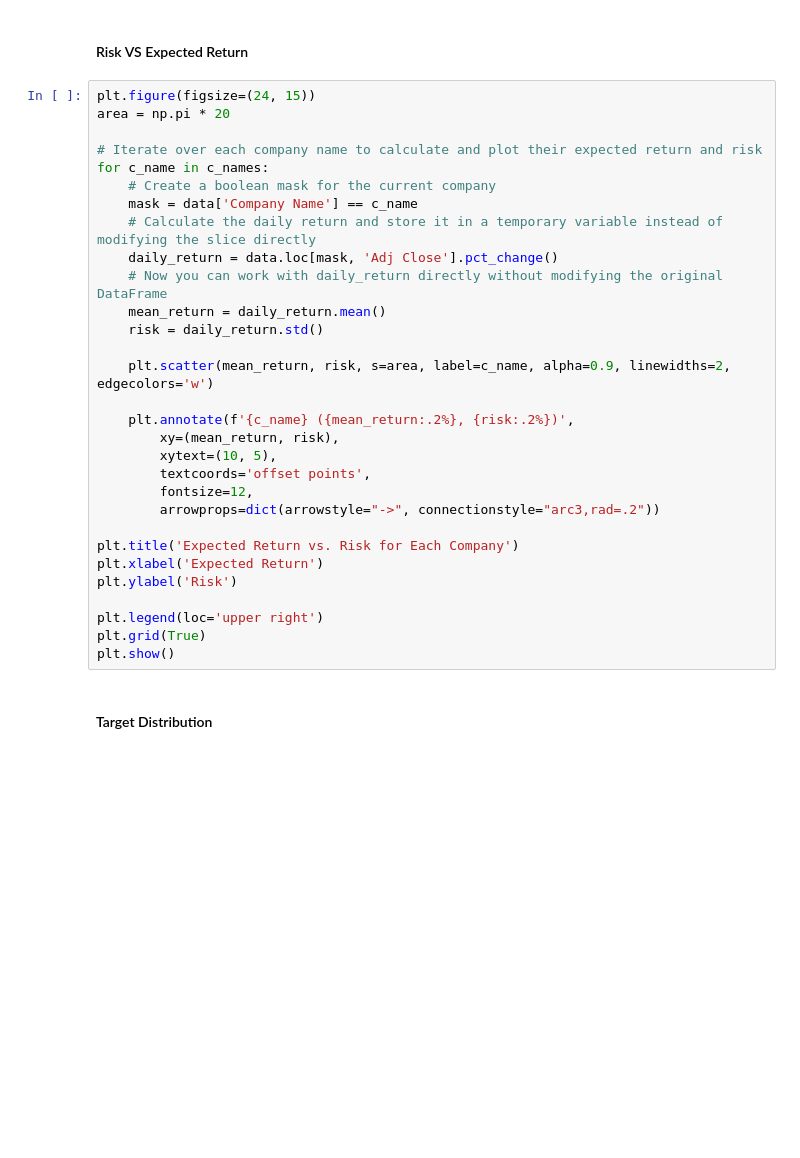
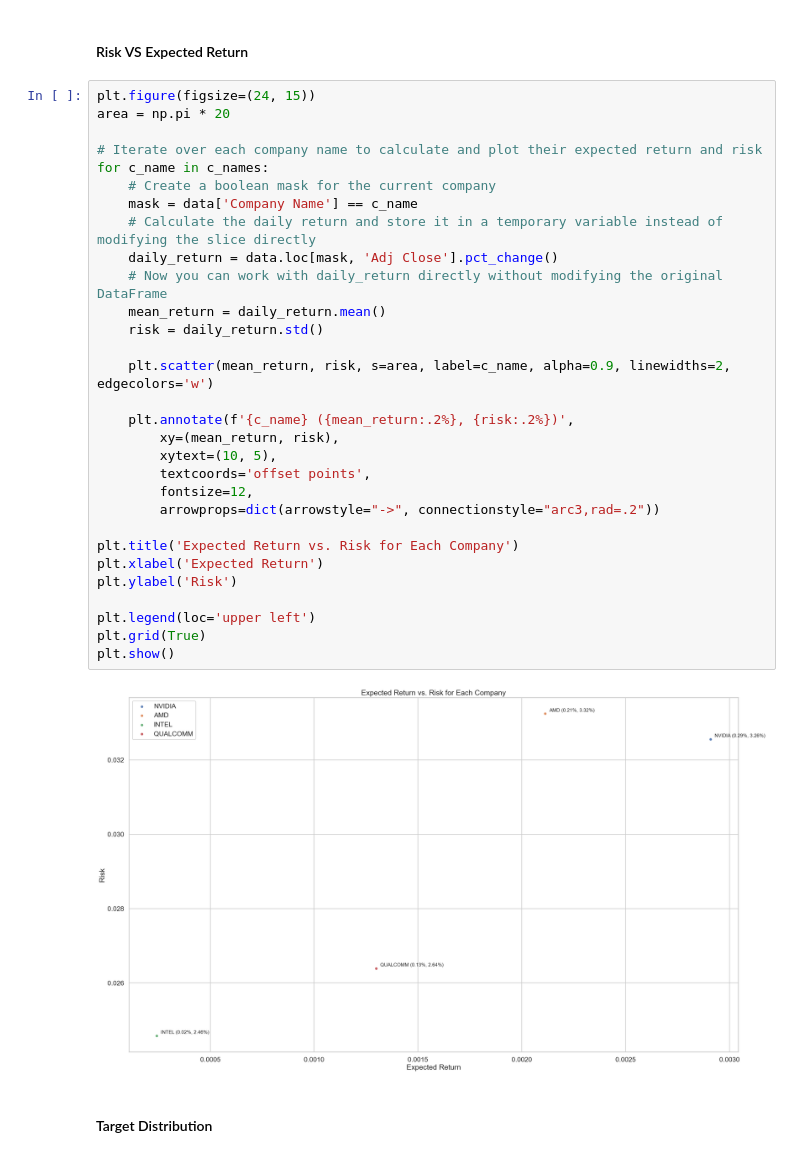
Before and after one commit to dhwanu19/nvidia-stock-price-analysis, a Jupyter notebook: analysis.ipynb, the cells around one changed output. Saved outputs shown, nothing was run; the diff lists cells and outputs as text; blank space fills up the shorter version.

```diff
--- a/analysis.ipynb
+++ b/analysis.ipynb
@@ -159,33 +232,35 @@ plt.show()
 # %%
 plt.figure(figsize=(24, 15))
 area = np.pi * 20
 
 # Iterate over each company name to calculate and plot their expected return and risk
 for c_name in c_names:
     # Create a boolean mask for the current company
     mask = data['Company Name'] == c_name
     # Calculate the daily return and store it in a temporary variable instead of modifying the slice directly
     daily_return = data.loc[mask, 'Adj Close'].pct_change()
     # Now you can work with daily_return directly without modifying the original DataFrame
     mean_return = daily_return.mean()
     risk = daily_return.std()
 
     plt.scatter(mean_return, risk, s=area, label=c_name, alpha=0.9, linewidths=2, edgecolors='w')
 
     plt.annotate(f'{c_name} ({mean_return:.2%}, {risk:.2%})',
         xy=(mean_return, risk),
         xytext=(10, 5),
         textcoords='offset points',
         fontsize=12,
         arrowprops=dict(arrowstyle="->", connectionstyle="arc3,rad=.2"))
 
 plt.title('Expected Return vs. Risk for Each Company')
 plt.xlabel('Expected Return')
 plt.ylabel('Risk')
 
-plt.legend(loc='upper right')
+plt.legend(loc='upper left')
 plt.grid(True)
 plt.show()
+# %% [output]
+[figure, added]
 # %% [markdown]
 #### Target Distribution
 # %%
```
Also changed, not shown: parts of 14 cells of this notebook.
